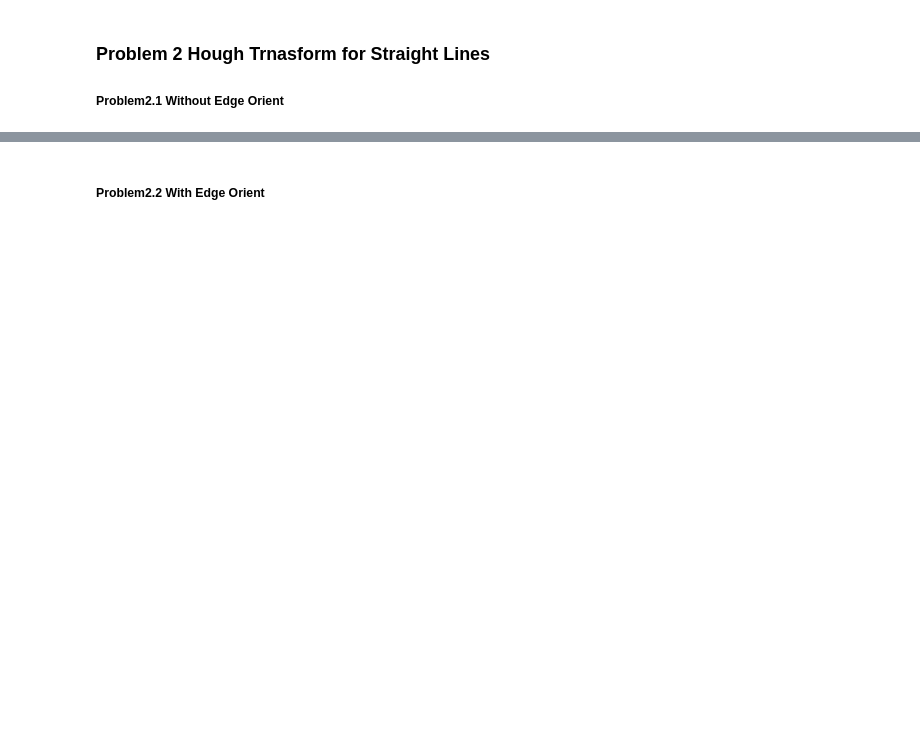
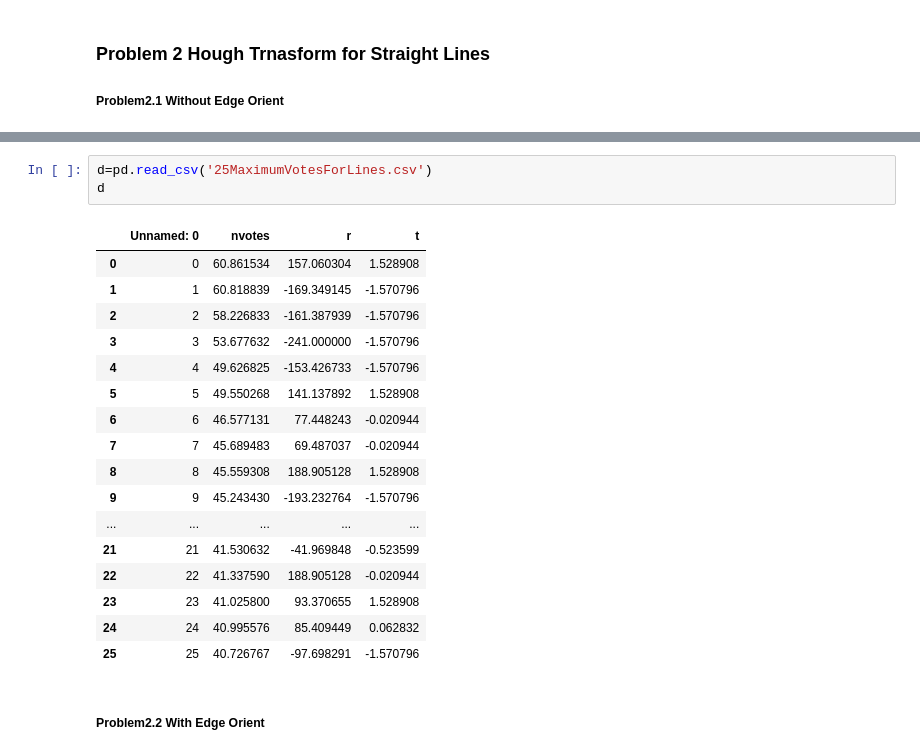
Before and after one commit to edwardchu-studio/CVHomework, a Jupyter notebook: HW3/pract/Proj2(HW3Prac).ipynb, the cells around one changed output, grey strips where cells are left out. Drawn from its saved outputs; the diff is of its cells as text; blank space fills up the shorter version.

```diff
--- a/HW3/pract/Proj2(HW3Prac).ipynb
+++ b/HW3/pract/Proj2(HW3Prac).ipynb
@@ -205,2 +309,23 @@ theta:-1.5707963267948966,rou:-203.0, calculated line is:[y=1.633123935319537e+1
+# %%
+d=pd.read_csv('25MaximumVotesForLines.csv')
+d
+# %% [output]
+|  | Unnamed: 0 | nvotes | r | t |
+| 0 | 0 | 60.861534 | 157.060304 | 1.528908 |
+| 1 | 1 | 60.818839 | -169.349145 | -1.570796 |
+| 2 | 2 | 58.226833 | -161.387939 | -1.570796 |
+| 3 | 3 | 53.677632 | -241.000000 | -1.570796 |
+| 4 | 4 | 49.626825 | -153.426733 | -1.570796 |
+| 5 | 5 | 49.550268 | 141.137892 | 1.528908 |
+| 6 | 6 | 46.577131 | 77.448243 | -0.020944 |
+| 7 | 7 | 45.689483 | 69.487037 | -0.020944 |
+| 8 | 8 | 45.559308 | 188.905128 | 1.528908 |
+| 9 | 9 | 45.243430 | -193.232764 | -1.570796 |
+| ... | ... | ... | ... | ... |
+| 21 | 21 | 41.530632 | -41.969848 | -0.523599 |
+| 22 | 22 | 41.337590 | 188.905128 | -0.020944 |
+| 23 | 23 | 41.025800 | 93.370655 | 1.528908 |
+| 24 | 24 | 40.995576 | 85.409449 | 0.062832 |
+| 25 | 25 | 40.726767 | -97.698291 | -1.570796 |
 # %% [markdown]
 ##### Problem2.2 With Edge Orient
```
Also changed, not shown: parts of 13 cells of this notebook, 9 other files.
